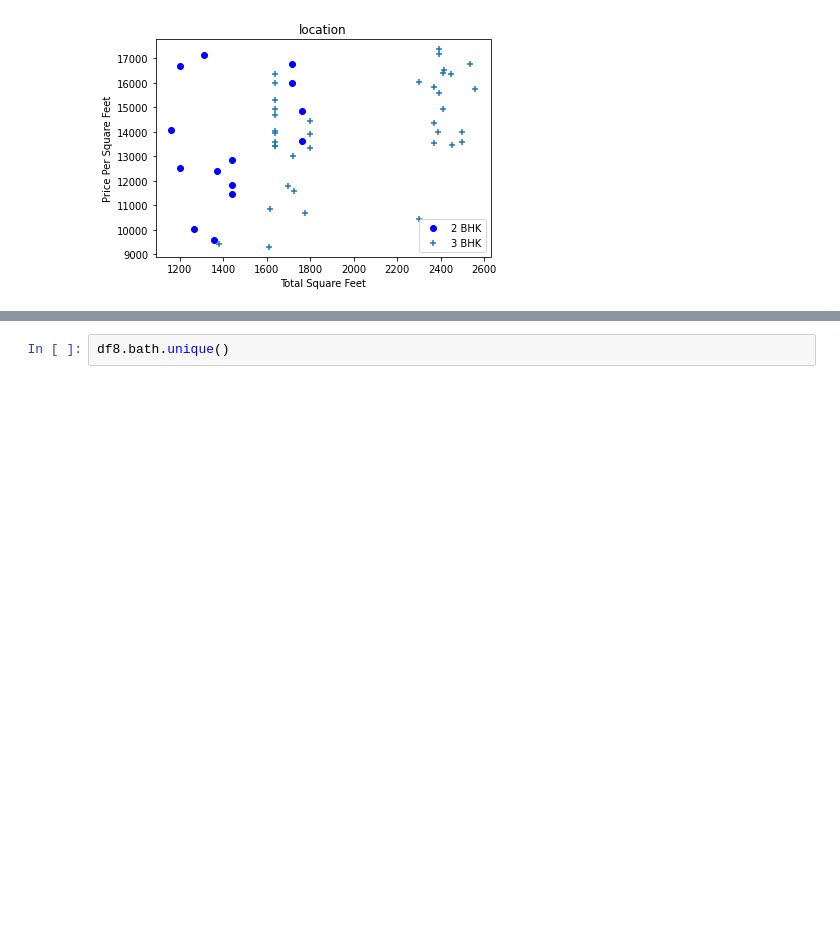
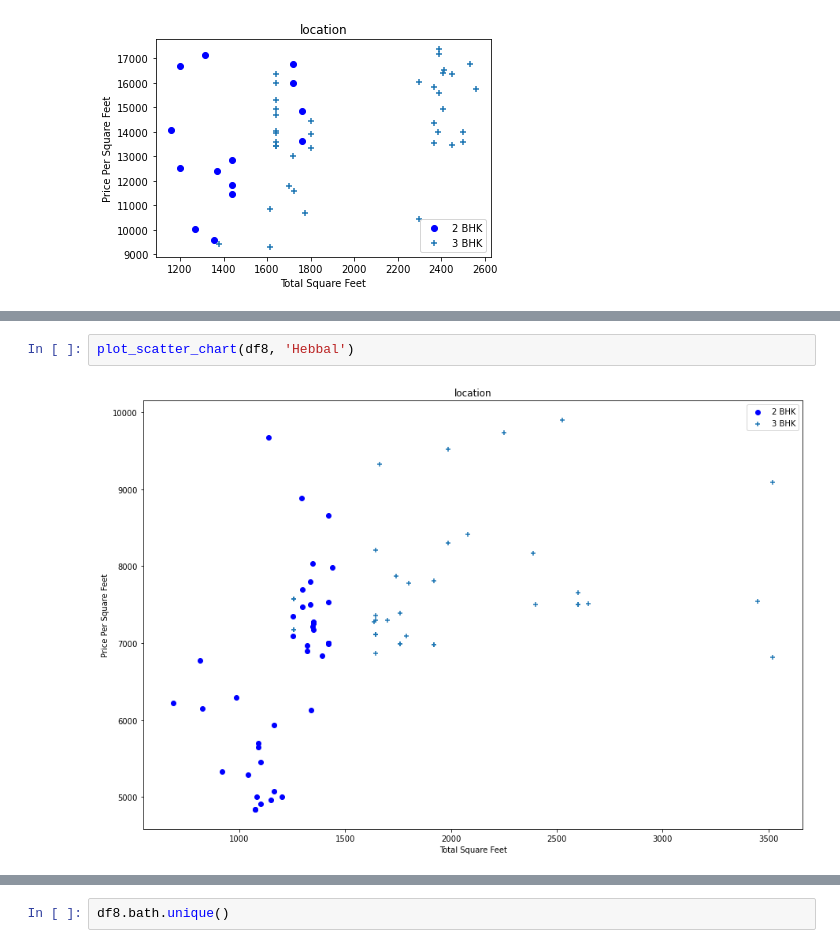
Before and after one commit to HaleyKwok/Python_Libraries_for_Data_Analytics, a Jupyter notebook: Bengaluru_House_Price_Project/Project.ipynb, the cells around one changed output, grey strips where cells are left out. Drawn from its saved outputs; the diff is of its cells as text; blank space fills up the shorter version.

```diff
--- a/Bengaluru_House_Price_Project/Project.ipynb
+++ b/Bengaluru_House_Price_Project/Project.ipynb
@@ -382,3 +418,7 @@ df8.shape
+# %%
+plot_scatter_chart(df8, 'Hebbal')
+# %% [output]
+[figure, added]
 # %%
 import matplotlib
 matplotlib.rcParams['figure.figsize'] = (15,10)
```
Also changed, not shown: parts of 35 cells of this notebook, 2 other files.
